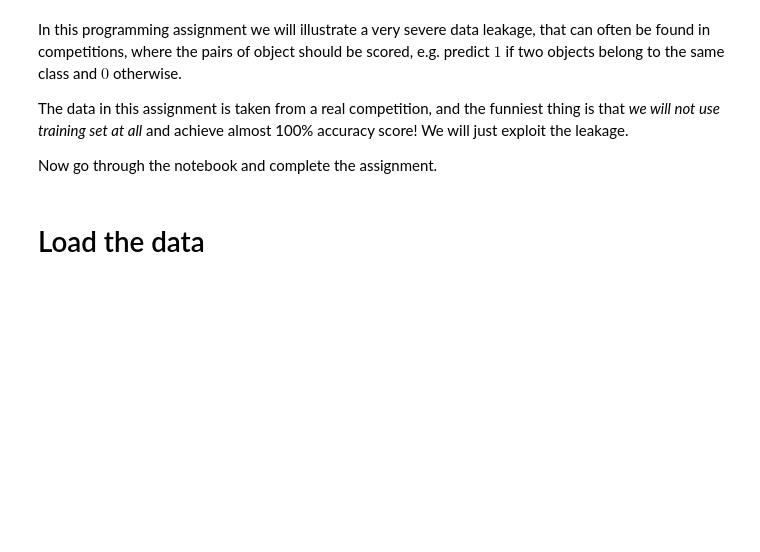
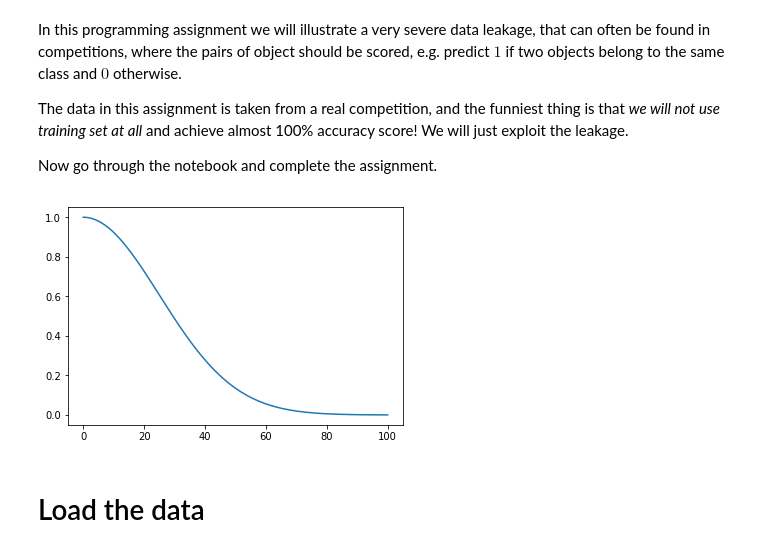
Before and after one commit to las1982/competitive-data-science, a Jupyter notebook: Programming assignment, week 2: Data leakages/Data leakages.ipynb, the cells around one changed output. Drawn from its saved outputs; the diff is of its cells as text; code cells hidden in the pictures; blank space fills up the shorter version.

```diff
--- a/Programming assignment, week 2: Data leakages/Data leakages.ipynb
+++ b/Programming assignment, week 2: Data leakages/Data leakages.ipynb
@@ -13,6 +13,14 @@ import numpy as np
 import pandas as pd
 import scipy.sparse
 import matplotlib.pyplot as plt
+# %%
+# this block is is not related to the task
+d = pd.read_csv("data.csv")
+d = d.sort_values("col_name")
+kern = np.sqrt(np.exp(-(d ** 2) / 25 ** 2))
+plt.plot(d.col_name, kern);
+# %% [output]
+[figure, added]
 # %% [markdown]
 # Load the data
 # %% [markdown]
```
Also changed, not shown: parts of 12 cells of this notebook, 7 other files.
